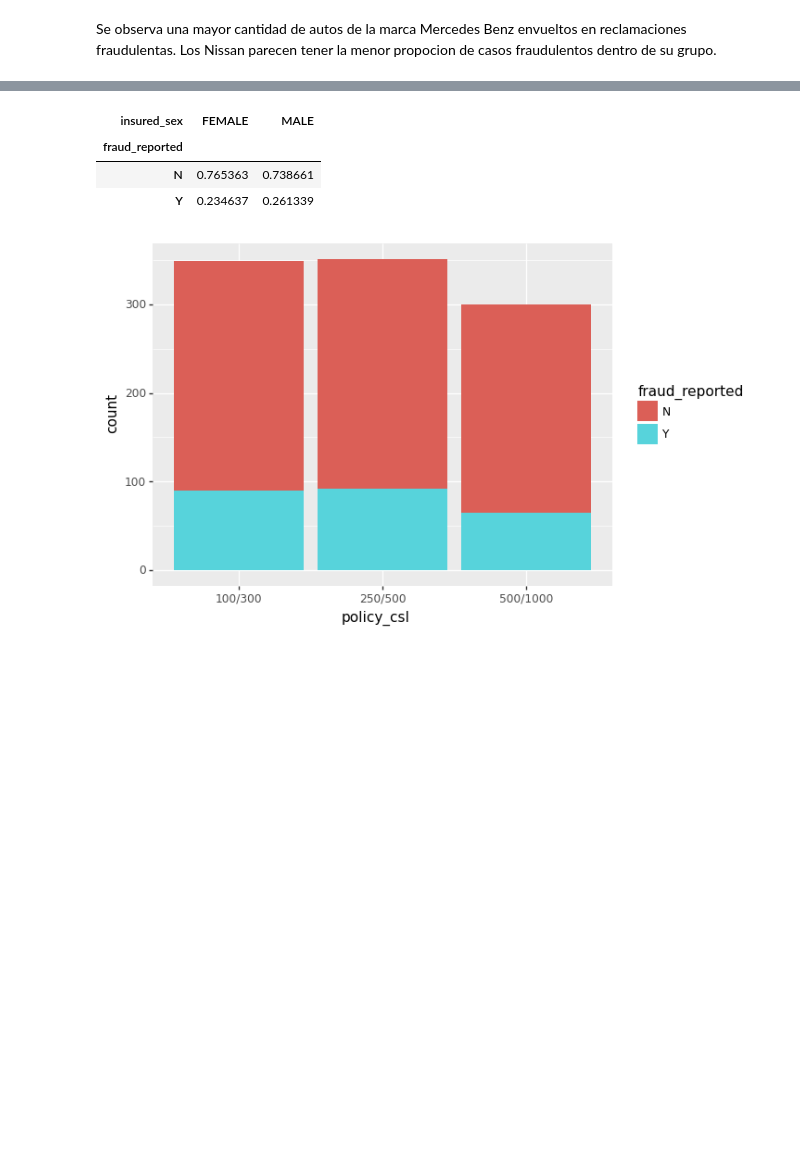
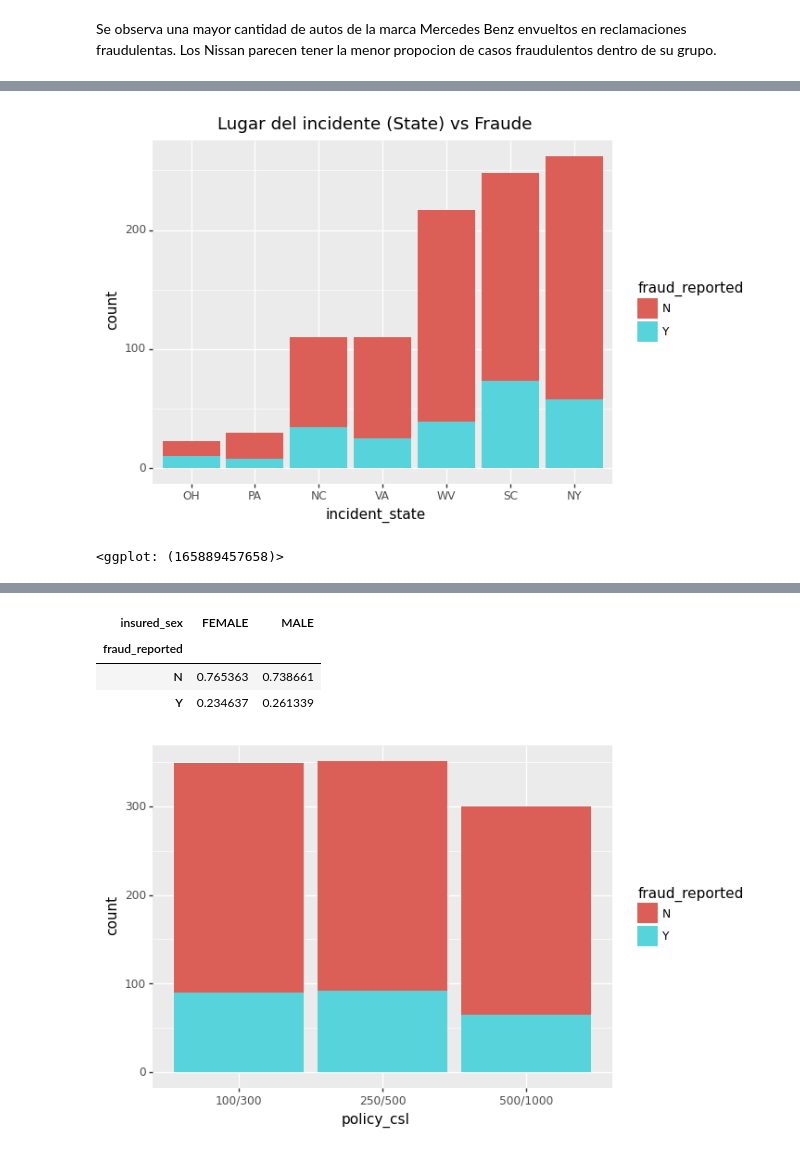
Before and after one commit to JhonHarry/Proyecto_TFM_UOC, a Jupyter notebook: code/insurance_fraud_detection_models.ipynb, the cells around one changed output, grey strips where cells are left out. Saved outputs shown, nothing was run; the diff lists cells and outputs as text; code cells hidden in the pictures; blank space fills up the shorter version.

Commit message:
added plots

```diff
--- a/code/insurance_fraud_detection_models.ipynb
+++ b/code/insurance_fraud_detection_models.ipynb
@@ -504,3 +504,11 @@ ggplot(df) + geom_bar(aes(x='policy_state', fill='fraud_reported'))+ggtitle('Est
+# %%
+#ordenamos los valores del campo en una lista
+state = df['incident_state'].value_counts().index.to_list()[::-1]
+#hacemos el grafico
+ggplot(df) + geom_bar(aes(x='incident_state', fill='fraud_reported'))+scale_x_discrete(limits=state)+ggtitle('Lugar del incidente (State) vs Fraude')
+# %% [output]
+[figure, added]
+<ggplot: (165889457658)>
 # %%
 ggplot(df) + geom_bar(aes(x='insured_sex', fill='fraud_reported'))
 # %% [output]
```
Also changed, not shown: parts of 52 cells of this notebook.
